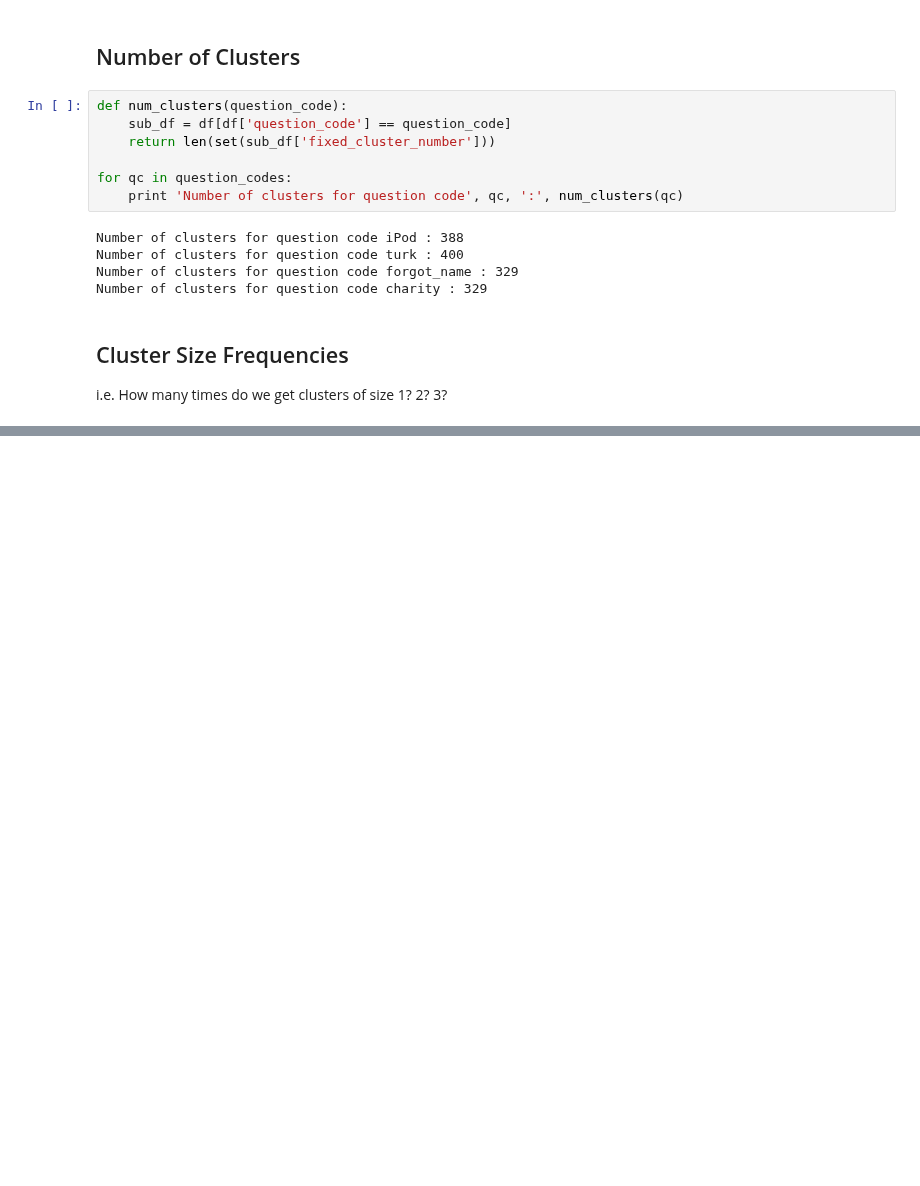
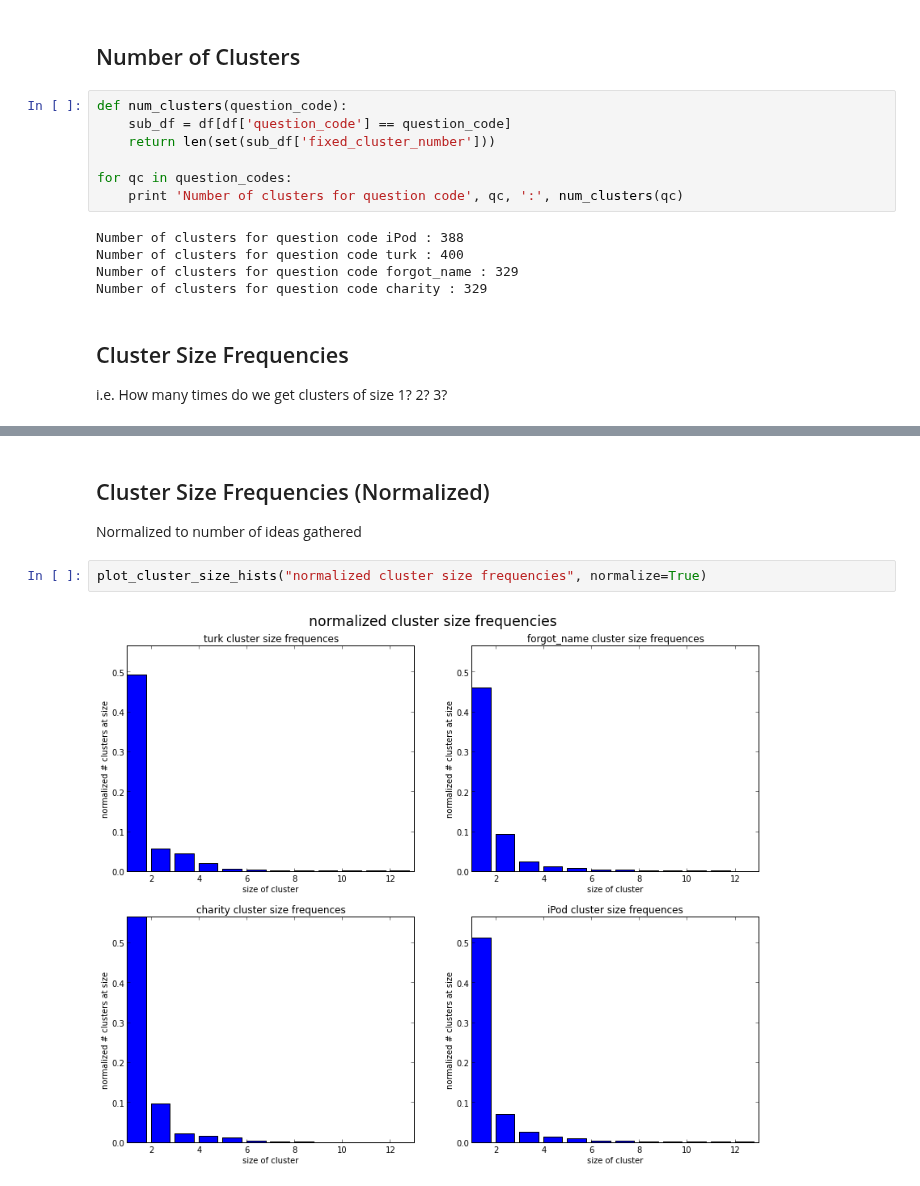
Before and after one commit to filkry/crowbrain, a Jupyter notebook: exps/post_pilot12_13_stats.ipynb, the cells around one changed output, grey strips where cells are left out. Saved outputs shown, nothing was run; the diff lists cells and outputs as text; blank space fills up the shorter version.

```diff
--- a/exps/post_pilot12_13_stats.ipynb
+++ b/exps/post_pilot12_13_stats.ipynb
@@ -229,0 +267,8 @@ plot_cluster_size_hists()
+# %% [markdown]
+## Cluster Size Frequencies (Normalized)
+
+Normalized to number of ideas gathered
+# %%
+plot_cluster_size_hists("normalized cluster size frequencies", normalize=True)
+# %% [output]
+[figure, added]
```
Also changed, not shown: parts of 8 cells of this notebook.
